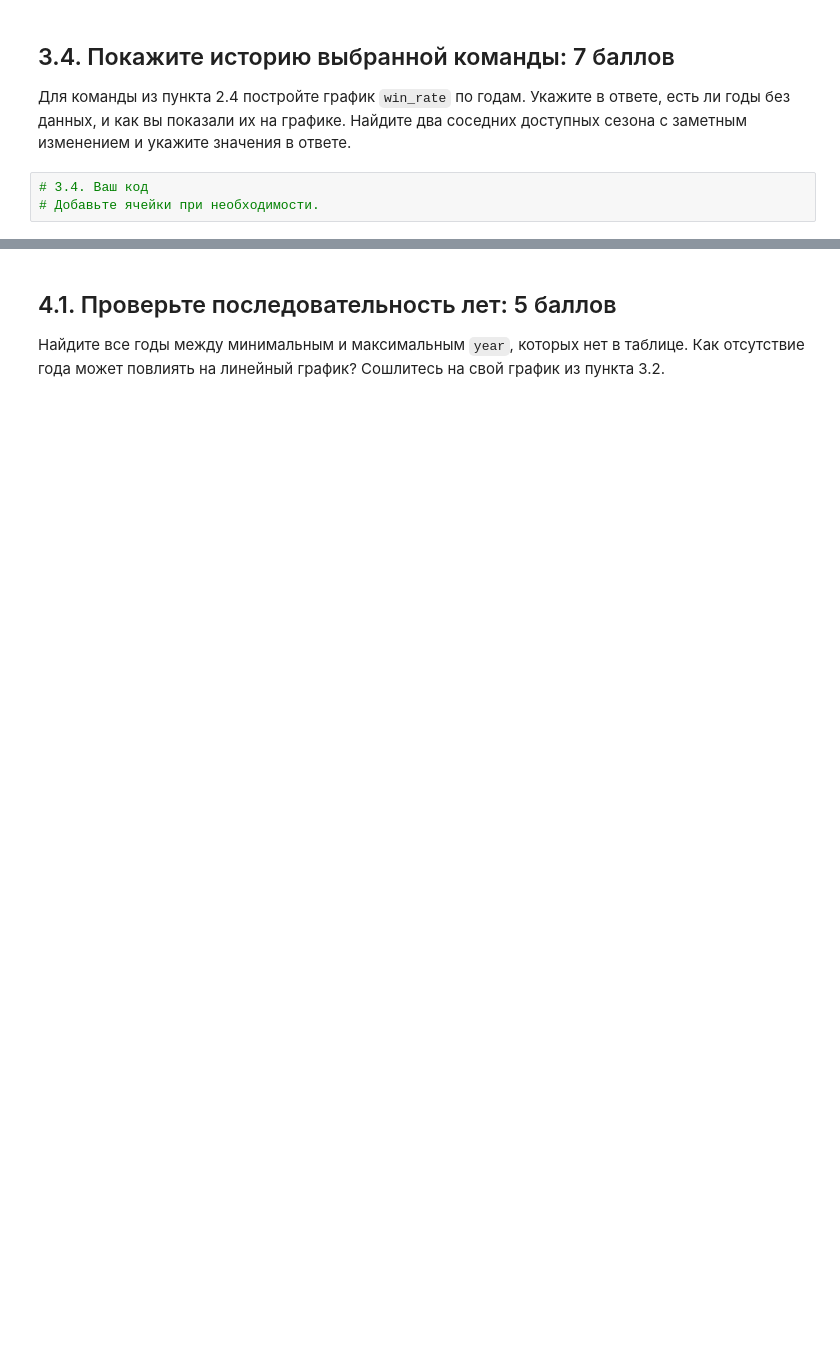
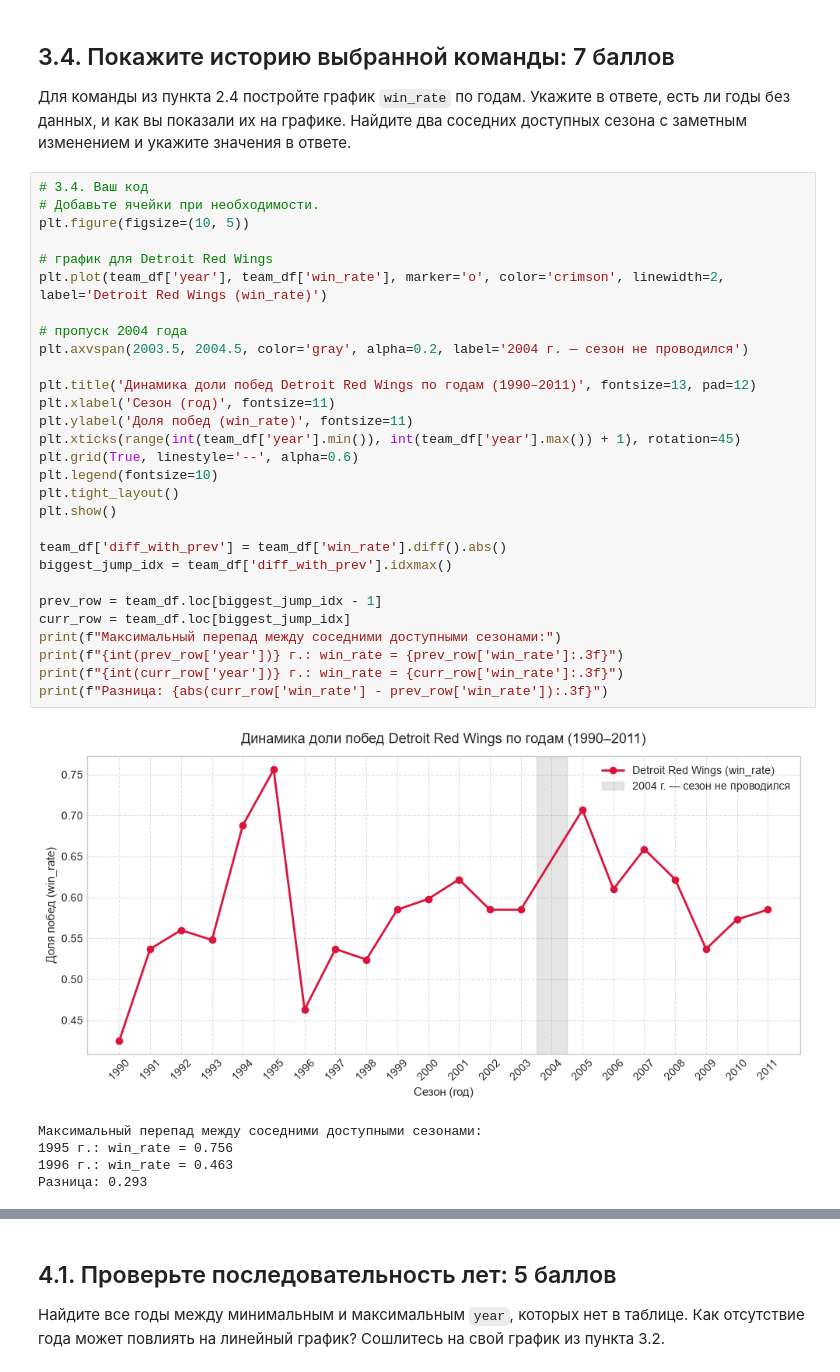
Before and after one commit to Va-win/Astra_Test, a Jupyter notebook: Отборочное_задание_1ый_курс_ИИ_FIN1.ipynb, the cells around one changed output, grey strips where cells are left out. Drawn from its saved outputs; the diff is of its cells as text; blank space fills up the shorter version.

```diff
--- a/Отборочное_задание_1ый_курс_ИИ_FIN1.ipynb
+++ b/Отборочное_задание_1ый_курс_ИИ_FIN1.ipynb
@@ -438,6 +504,38 @@ _Ваш ответ с подтверждениями из собственной
 # %%
 # 3.4. Ваш код
 # Добавьте ячейки при необходимости.
+plt.figure(figsize=(10, 5))
+
+# график для Detroit Red Wings
+plt.plot(team_df['year'], team_df['win_rate'], marker='o', color='crimson', linewidth=2, label='Detroit Red Wings (win_rate)')
+
+# пропуск 2004 года
+plt.axvspan(2003.5, 2004.5, color='gray', alpha=0.2, label='2004 г. — сезон не проводился')
+
+plt.title('Динамика доли побед Detroit Red Wings по годам (1990–2011)', fontsize=13, pad=12)
+plt.xlabel('Сезон (год)', fontsize=11)
+plt.ylabel('Доля побед (win_rate)', fontsize=11)
+plt.xticks(range(int(team_df['year'].min()), int(team_df['year'].max()) + 1), rotation=45)
+plt.grid(True, linestyle='--', alpha=0.6)
+plt.legend(fontsize=10)
+plt.tight_layout()
+plt.show()
+
+team_df['diff_with_prev'] = team_df['win_rate'].diff().abs()
+biggest_jump_idx = team_df['diff_with_prev'].idxmax()
+
+prev_row = team_df.loc[biggest_jump_idx - 1]
+curr_row = team_df.loc[biggest_jump_idx]
+print(f"Максимальный перепад между соседними доступными сезонами:")
+print(f"{int(prev_row['year'])} г.: win_rate = {prev_row['win_rate']:.3f}")
+print(f"{int(curr_row['year'])} г.: win_rate = {curr_row['win_rate']:.3f}")
+print(f"Разница: {abs(curr_row['win_rate'] - prev_row['win_rate']):.3f}")
+# %% [output]
+[figure, added]
+Максимальный перепад между соседними доступными сезонами:
+1995 г.: win_rate = 0.756
+1996 г.: win_rate = 0.463
+Разница: 0.293
 # %% [markdown]
 **Ответ 3.4:**
 
```
Also changed, not shown: parts of 15 cells of this notebook.
